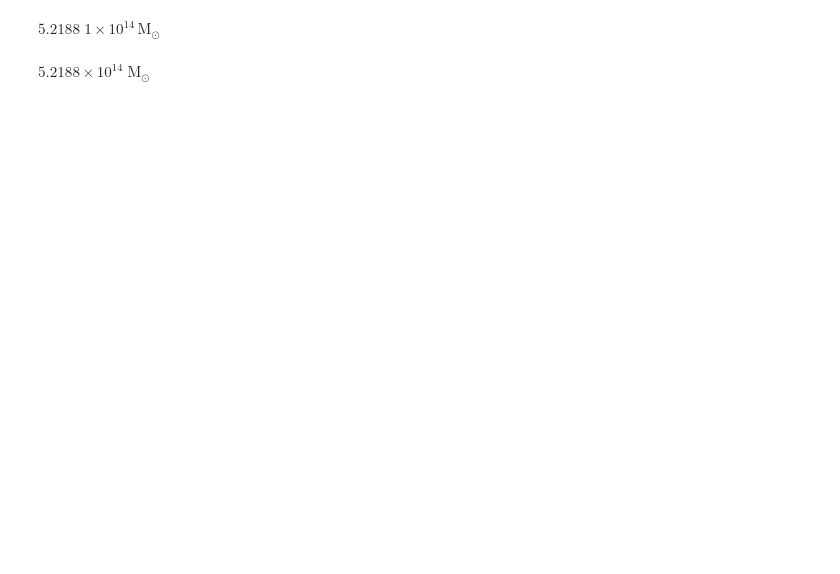
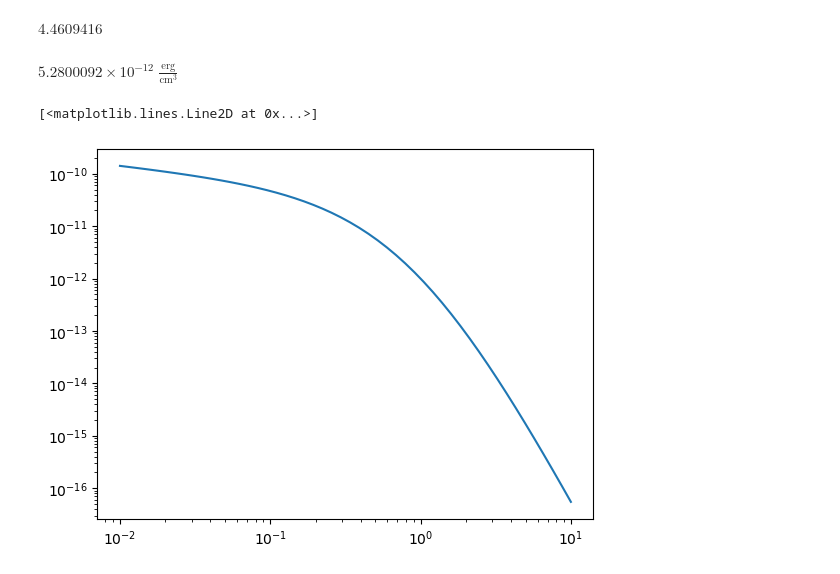
Before and after one commit to eleanorstuart/thermo-idm, a Jupyter notebook: test_refactoring_01042024.ipynb, the cells around one changed output. Drawn from its saved outputs; the diff is of its cells as text; code cells hidden in the pictures; blank space fills up the shorter version.

```diff
--- a/test_refactoring_01042024.ipynb
+++ b/test_refactoring_01042024.ipynb
@@ -15,8 +36,20 @@ $1.2357068 \; \mathrm{Gyr}$
-# %%
-cluster.data.M500
-# %% [output]
-$5.2188 \; \mathrm{1 \times 10^{14}\,M_{\odot}}$
-# %%
-cluster.timescales.mass.to(u.Msun)
-# %% [output]
-$5.2188 \times 10^{14} \; \mathrm{M_{\odot}}$
+# %%
+test_data = ClusterMeasurements(R500=1*u.Mpc,
+                                M500=1*1e14*u.Msun,
+                                #L500=7e44*u.erg/u.s,
+                                z=3)
+xs = np.logspace(-2, 1)
+rs = xs*test_data.R500
+# %%
+iq.E(test_data.z)
+# %% [output]
+$4.4609416 \; \mathrm{}$
+# %%
+iq.P500(test_data)
+# %% [output]
+$5.2800092 \times 10^{-12} \; \mathrm{\frac{erg}{cm^{3}}}$
+# %%
+plt.loglog(xs, iq.Pg(xs, test_data))
+# %% [output]
+[<matplotlib.lines.Line2D at 0x...>]
+[figure, added]
```
Also changed, not shown: parts of 14 cells of this notebook, 5 other files.
